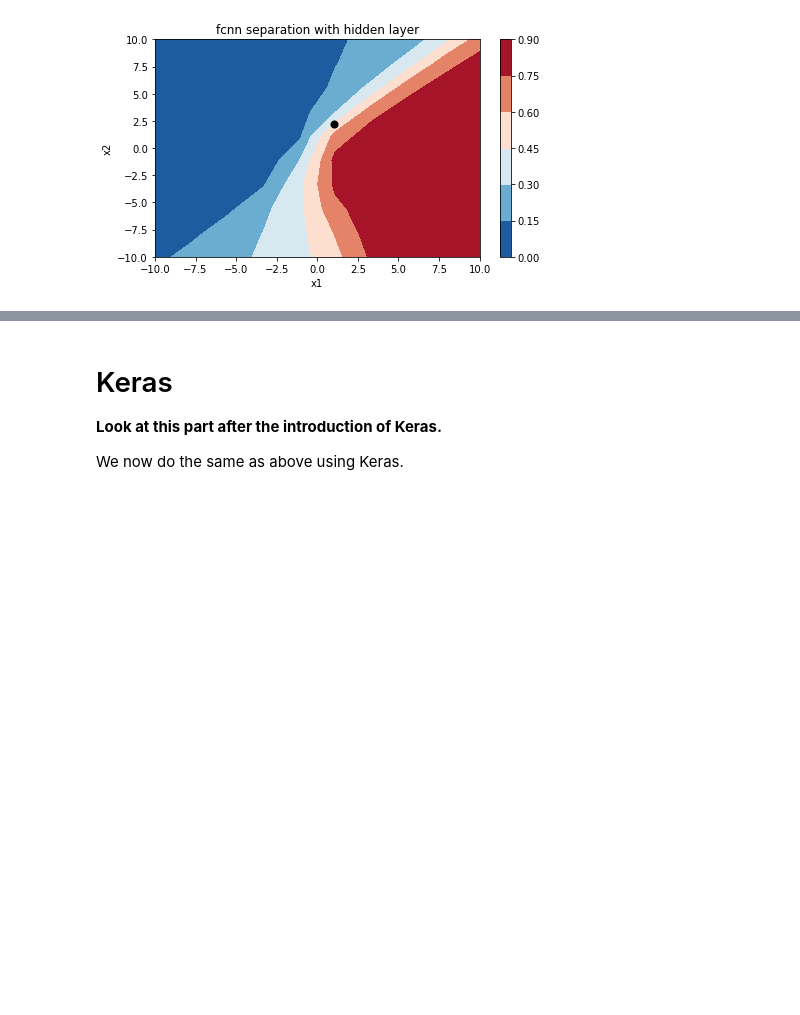
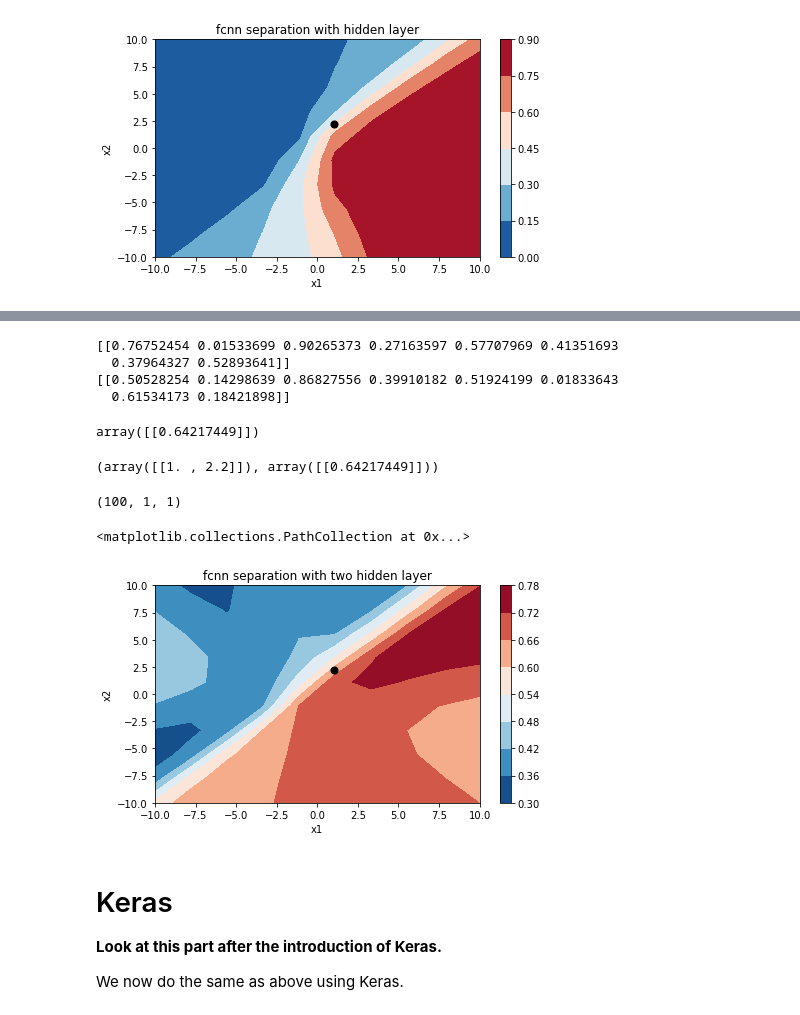
Before and after one commit to tensorchiefs/dl_course_2020, a Jupyter notebook: notebooks/01_simple_forward_pass_sol.ipynb, the cells around one changed output, grey strips where cells are left out. Saved outputs shown, nothing was run; the diff lists cells and outputs as text; code cells hidden in the pictures; blank space fills up the shorter version.

```diff
--- a/notebooks/01_simple_forward_pass_sol.ipynb
+++ b/notebooks/01_simple_forward_pass_sol.ipynb
@@ -177,0 +180,15 @@ How does the decision boundary look?
+# %%
+# we use the same values for x1 and x2 and random normal values for the weights
+X=np.array([[x1,x2]])
+np.random.seed(22)
+W1_=np.reshape((np.random.normal(0,1,16)),(2,8))
+np.random.seed(22)
+b1_=np.reshape((np.random.normal(0,1,8)),(8,))
+np.random.seed(22)
+W2_=np.reshape((np.random.normal(0,1,64)),(8,8))
+np.random.seed(22)
+b2_=np.reshape((np.random.normal(0,1,8)),(8,))
+np.random.seed(22)
+W3_=np.reshape((np.random.normal(0,1,8)),(8,1))
+np.random.seed(22)
+b3_=np.reshape((np.random.normal(0,1,1)),(1,))
@@ -178,3 +211,35 @@ How does the decision boundary look?
+# %%
+hidden1=sigmoid(np.matmul(X,W1_)+b1_)
+print(hidden1)
+hidden2=sigmoid(np.matmul(hidden1,W2_)+b2_)
+print(hidden2)
+# %% [output]
+[[0.76752454 0.01533699 0.90265373 0.27163597 0.57707969 0.41351693
+  0.37964327 0.52893641]]
+[[0.50528254 0.14298639 0.86827556 0.39910182 0.51924199 0.01833643
+  0.61534173 0.18421898]]
+# %%
+p_out=sigmoid(np.matmul(hidden2,W3_)+b3_)
+p_out
+# %% [output]
+array([[0.64217449]])
+# %%
+## funtion to return the probaiblity output after the hidden layer
+def predict_hidden(X):
+    hidden1=sigmoid(np.matmul(X,W1_)+b1_)
+    hidden2=sigmoid(np.matmul(hidden1,W2_)+b2_)
+    return(sigmoid(np.matmul(hidden2,W3_)+b3_))
+# %%
+X,predict_hidden(X)
+# %% [output]
+(array([[1. , 2.2]]), array([[0.64217449]]))
+# %%
+plotModel(predict_hidden, t='fcnn separation with two hidden layer')
+plt.scatter(x1,x2,c="black",s=50)
+# %% [output]
+(100, 1, 1)
+<matplotlib.collections.PathCollection at 0x...>
+[figure, added]
 # %% [markdown]
 # Keras
 
```
Also changed, not shown: parts of 2 cells of this notebook, 1 other file.
